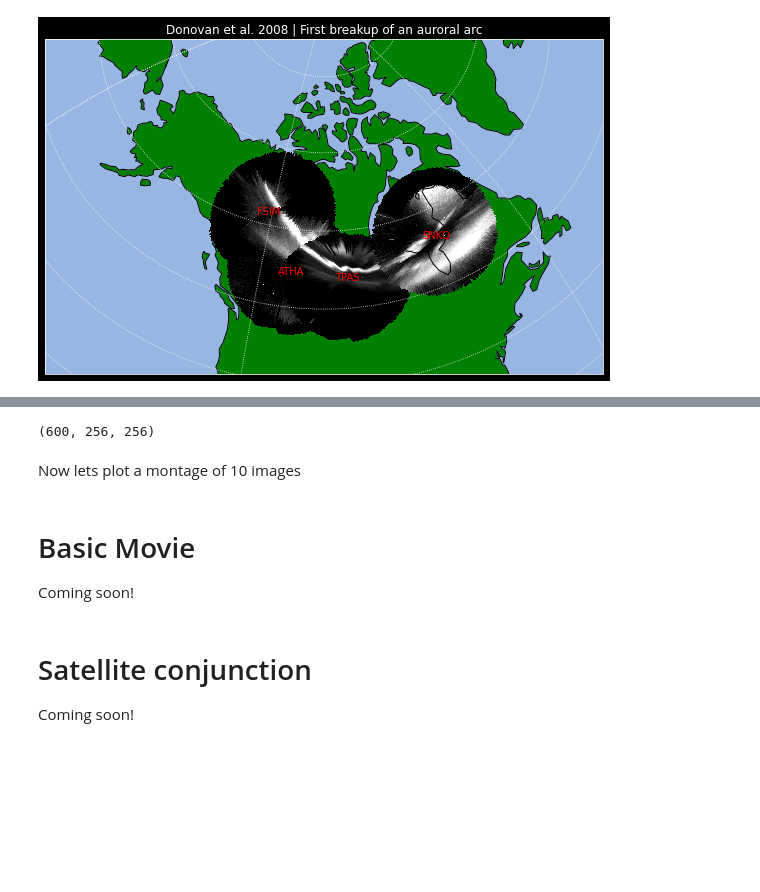
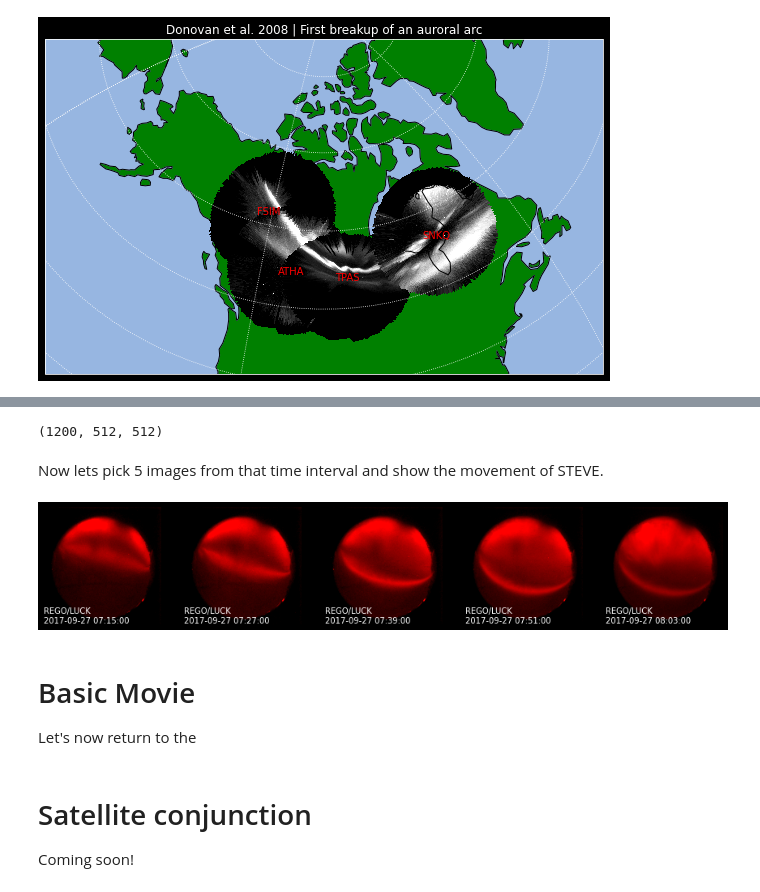
Before and after one commit to mshumko/asilib, a Jupyter notebook: docs/tutorial_notebook.ipynb, the cells around one changed output, grey strips where cells are left out. Cells and saved outputs as stored; diff of their text form; code cells hidden in the pictures; blank space fills up the shorter version.

Commit message:
Added a STEVE montage example.

```diff
--- a/docs/tutorial_notebook.ipynb
+++ b/docs/tutorial_notebook.ipynb
@@ -175,5 +177,8 @@ The `asilib.load_image` function can also load (and automatically download) imag
 # %%
-time_range = [datetime(2008, 3, 9, 9, 0, 0), datetime(2008, 3, 9, 9, 30, 0)]
+asi_array_code = 'REGO'
+location_code = 'LUCK'
+time_range = [datetime(2017, 9, 27, 7, 15), datetime(2017, 9, 27, 8, 15)]
+
 image_times, images = asilib.load_image(asi_array_code, location_code, time_range=time_range, force_download=False)
 # %%
 image_times.shape
@@ -182,6 +187,4 @@ image_times.shape
 # %%
 images.shape  # First axis is time
 # %% [output]
-(600, 256, 256)
+(1200, 512, 512)
-# %% [markdown]
-Now lets plot a montage of 10 images
@@ -193,7 +191,22 @@ montage_indices = [time_range[0]+timedelta(seconds=i*delta_time_s) for i in rang
-# %% [markdown]
-# Basic Movie
-
-Coming soon!
+# %% [markdown]
+Now lets pick 5 images from that time interval and show the movement of STEVE.
+# %%
+n_plots = 5
+
+delta_time_s = int((time_range[1]-time_range[0]).total_seconds()/n_plots)
+montage_times = [time_range[0]+timedelta(seconds=i*delta_time_s) for i in range(n_plots)]
+
+fig, cx = plt.subplots(1, n_plots, figsize=(15, 8))
+
+for montage_time, cx_i in zip(montage_times, cx):
+    asilib.plot_image(asi_array_code, location_code, montage_time, ax=cx_i)
+    cx_i.axis('off')
+# %% [output]
+[figure, added]
+# %% [markdown]
+# Basic Movie
+
+Let's now return to the
 # %% [markdown]
 # Satellite conjunction
 
```
Also changed, not shown: parts of 4 cells of this notebook.
